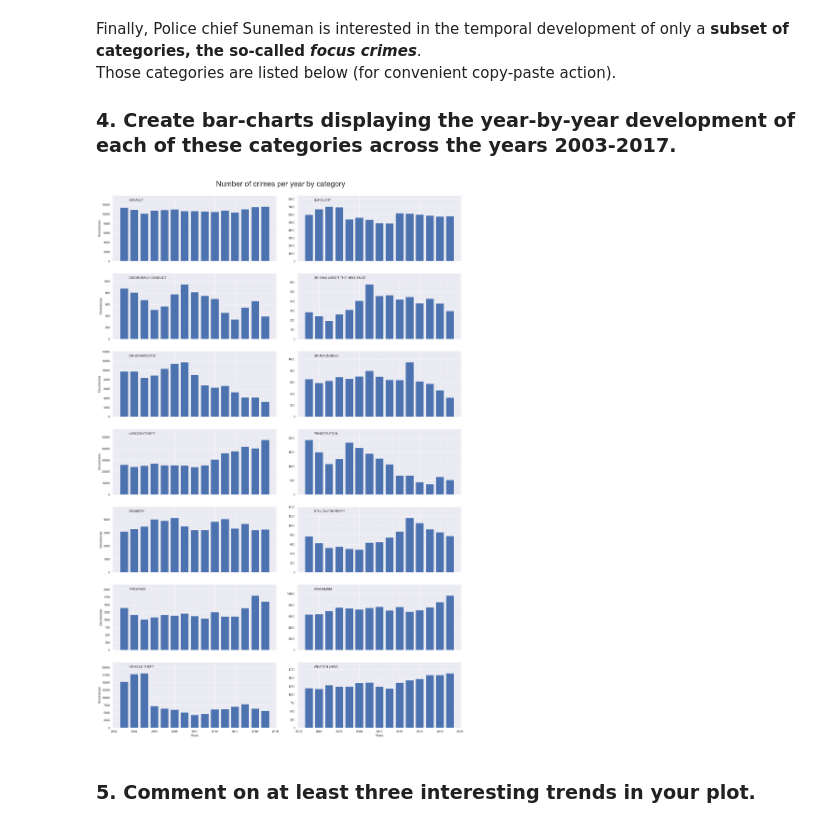
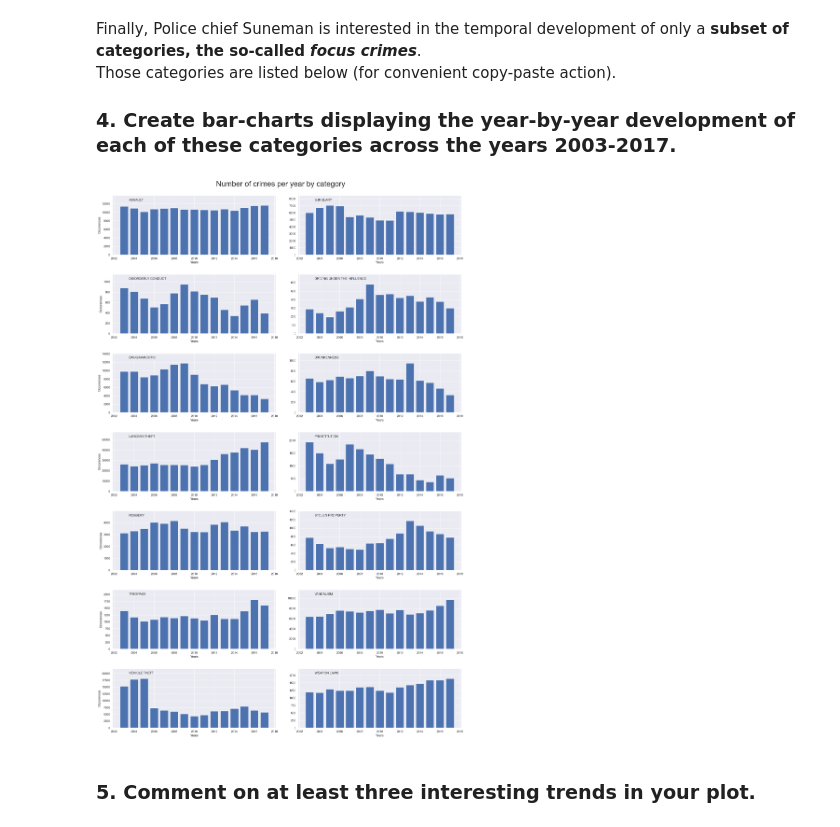
Before and after one commit to clbokea/socialdata2024, a Jupyter notebook: exercises/week1/week1.ipynb, the cells around one changed output. Drawn from its saved outputs; the diff is of its cells as text; code cells hidden in the pictures.

```diff
--- a/exercises/week1/week1.ipynb
+++ b/exercises/week1/week1.ipynb
@@ -191,30 +191,31 @@ focuscrimes = pd.Series(sorted(focuscrimes))
 # %%
 fig = plt.figure(figsize=(20, 30))  # create a figure (canvas like)
 fig.suptitle('Number of crimes per year by category', fontsize=28) # add the main title to the figure on top of all plots
 data = data[data['year'] !=2018] # rm data from 2018 from all crime categories
 
 for i, category in enumerate(focuscrimes, start=1):
 
     crime_data = data[data['Category'] == category] # filter the dataset by category
     crime_counts_per_year = crime_data['year'].value_counts().sort_index() # count the crimes per year for this category
 
     # add the data to a subplot
     ax = fig.add_subplot(len(focuscrimes)//2, 2, i) # specify how many rows in the axes in the figure, how many collums (2), and which number of the total the specific plot is
 
     ax.margins(y=0.2) # margin from bars to top of the axes
     ax.text(0.1, 0.95, category, ha='left', va='top', transform=ax.transAxes, fontsize=12) # add title text inside the axes
     ax.bar(crime_counts_per_year.index, crime_counts_per_year.values) # add data to the chart (x,y)
 
     # add / remove years and years-title on all or the last 2
-    ax.set_xticklabels([]) if i < len(focuscrimes)-1 else ax.set_xlabel('Years')
+    #ax.set_xticklabels([]) if i < len(focuscrimes)-1 else ax.set_xlabel('Years')
+    ax.set_xlabel('Years')
 
     if i % 2 != 0:
         ax.set_ylabel('Occorences')  # y-label on all plots in the left row only
 
 plt.tight_layout(pad=3.0)  # Adjusts the subplots to fit into the figure area. pad adds space between fig title and the sup charts
 plt.show()  # Display the figure with the subplots.
 # %% [output]
-[figure, old version]
+[figure, new version]
 # %% [markdown]
 ### 5. Comment on at least three interesting trends in your plot.
 # %% [markdown]
```
Also changed, not shown: parts of 2 cells of this notebook, 20 other files.
